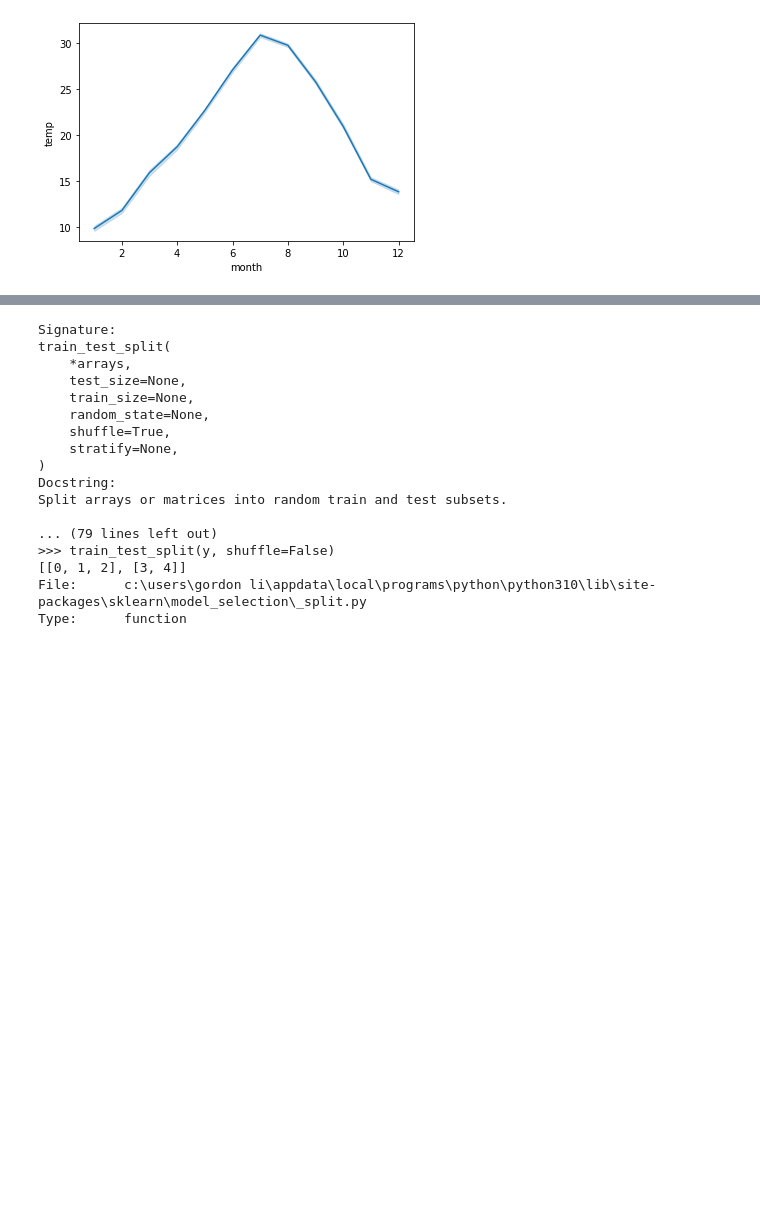
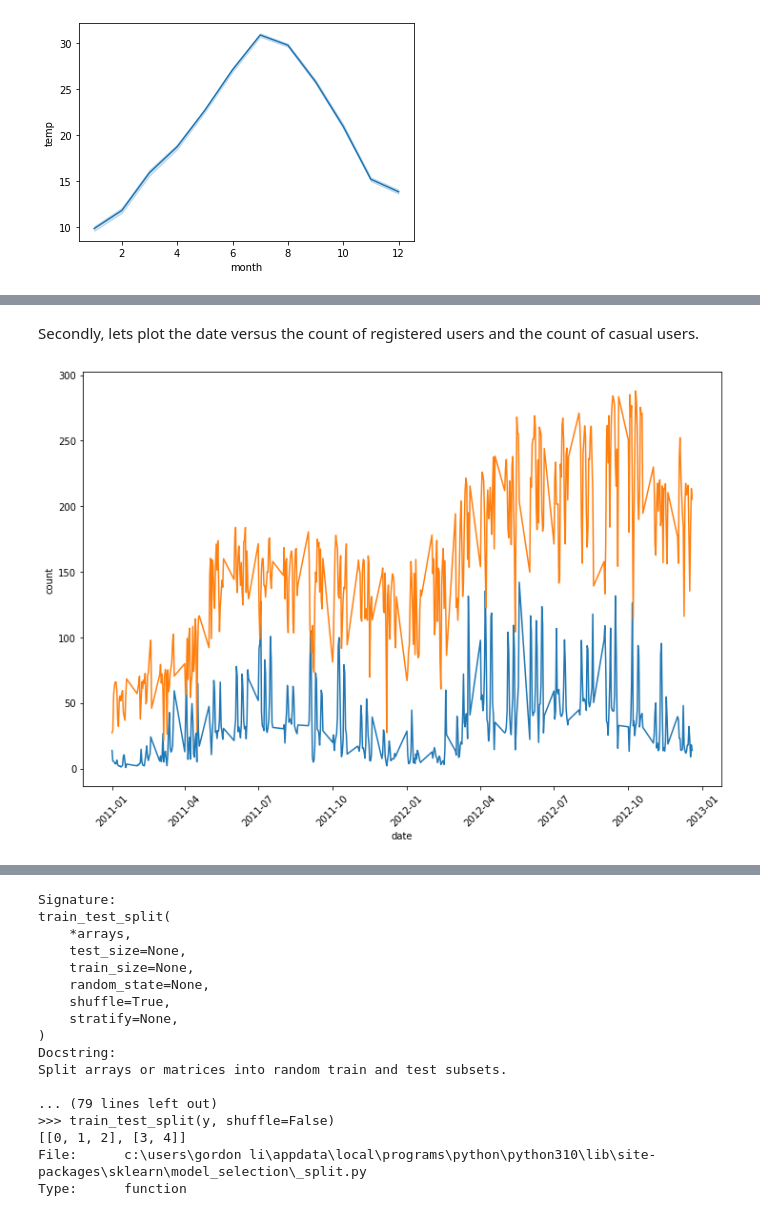
Before and after one commit to hungryfire267/datascience-practice, a Jupyter notebook: bike-sharing-demand/bikeshare.ipynb, the cells around one changed output, grey strips where cells are left out. Cells and saved outputs as stored; diff of their text form; code cells hidden in the pictures; blank space fills up the shorter version.

```diff
--- a/bike-sharing-demand/bikeshare.ipynb
+++ b/bike-sharing-demand/bikeshare.ipynb
@@ -356,0 +381,11 @@ train_scaled.head()
+# %% [markdown]
+Secondly, lets plot the date versus the count of registered users and the count of casual users.
+# %%
+plt.figure(figsize = (12, 8))
+for label in labels:
+    sns.lineplot(x = train['date'], y = train[label], ci = None)
+plt.ylabel("count")
+plt.xticks(rotation = 45)
+plt.show()
+# %% [output]
+[figure, added]
```
Also changed, not shown: parts of 79 cells of this notebook.
